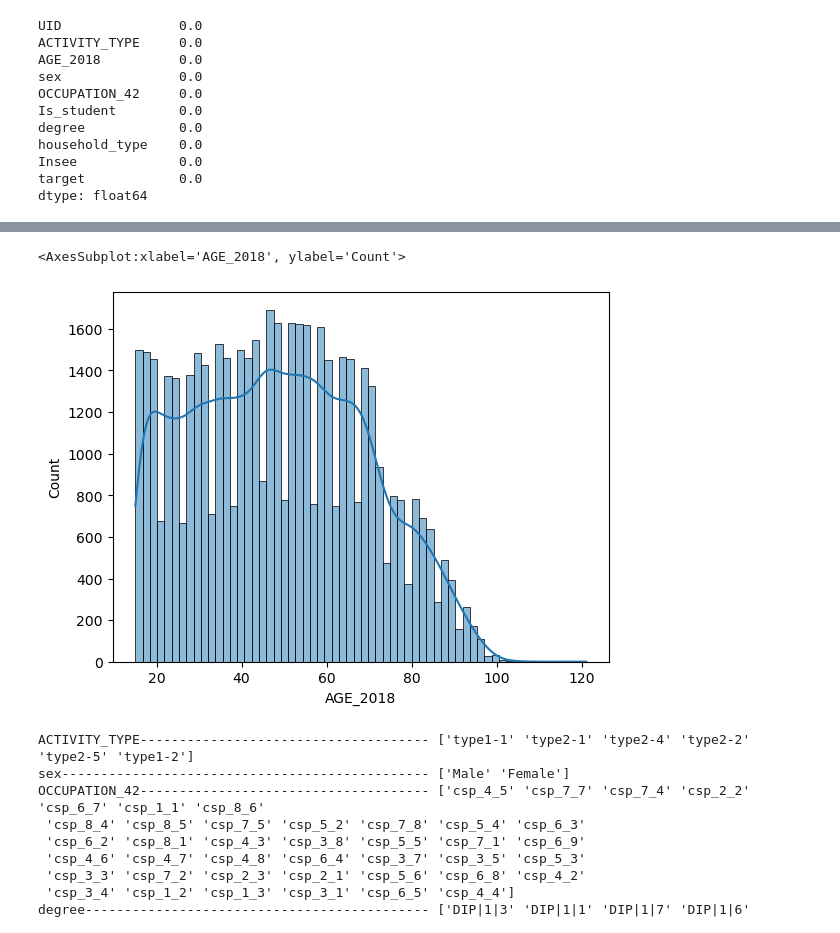
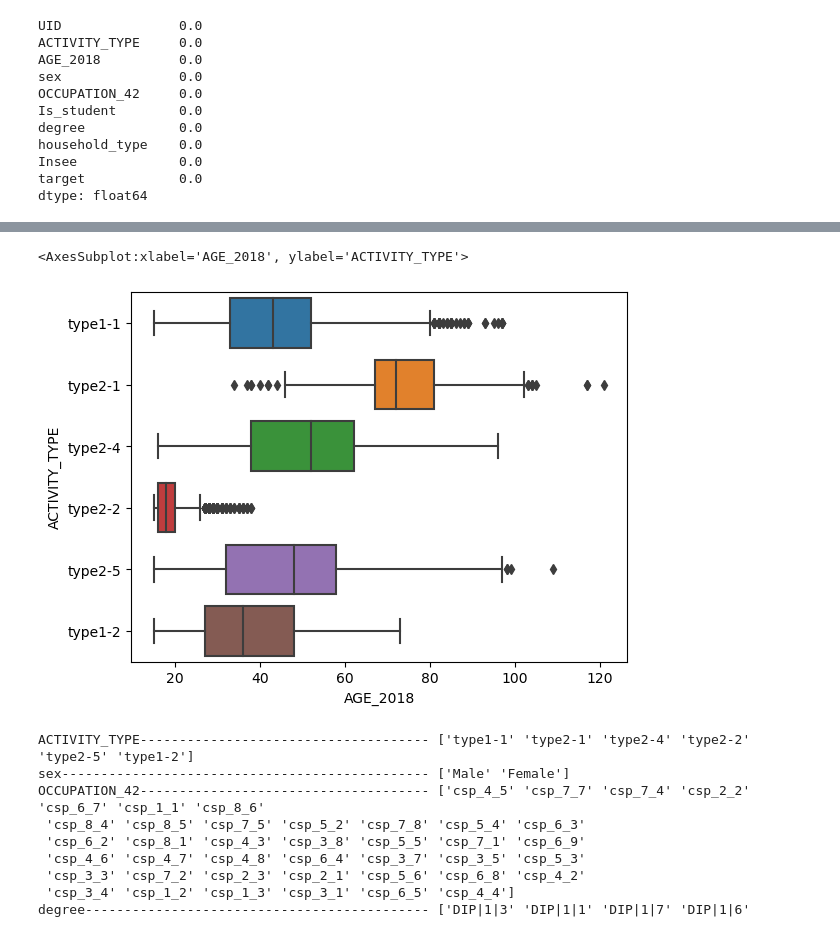
Before and after one commit to matardoky/ould-, a Jupyter notebook: Analyse et exploration des données .ipynb, the cells around one changed output, grey strips where cells are left out. Saved outputs shown, nothing was run; the diff lists cells and outputs as text; code cells hidden in the pictures.

```diff
--- a/Analyse et exploration des données .ipynb
+++ b/Analyse et exploration des données .ipynb
@@ -53,9 +55,9 @@ for col in df.select_dtypes('float'):
 # %%
 plt.figure()
-sns.histplot(df['AGE_2018'], kde=True)
+sns.boxplot(data=df, x='AGE_2018', y='ACTIVITY_TYPE')
 # %% [output]
-<AxesSubplot:xlabel='AGE_2018', ylabel='Count'>
+<AxesSubplot:xlabel='AGE_2018', ylabel='ACTIVITY_TYPE'>
-[figure, old version]
+[figure, new version]
 # %%
 for col in df.select_dtypes('object'):
     print(f'{col:-<50} {df[col].unique()}')
```
Also changed, not shown: parts of 21 cells of this notebook.
